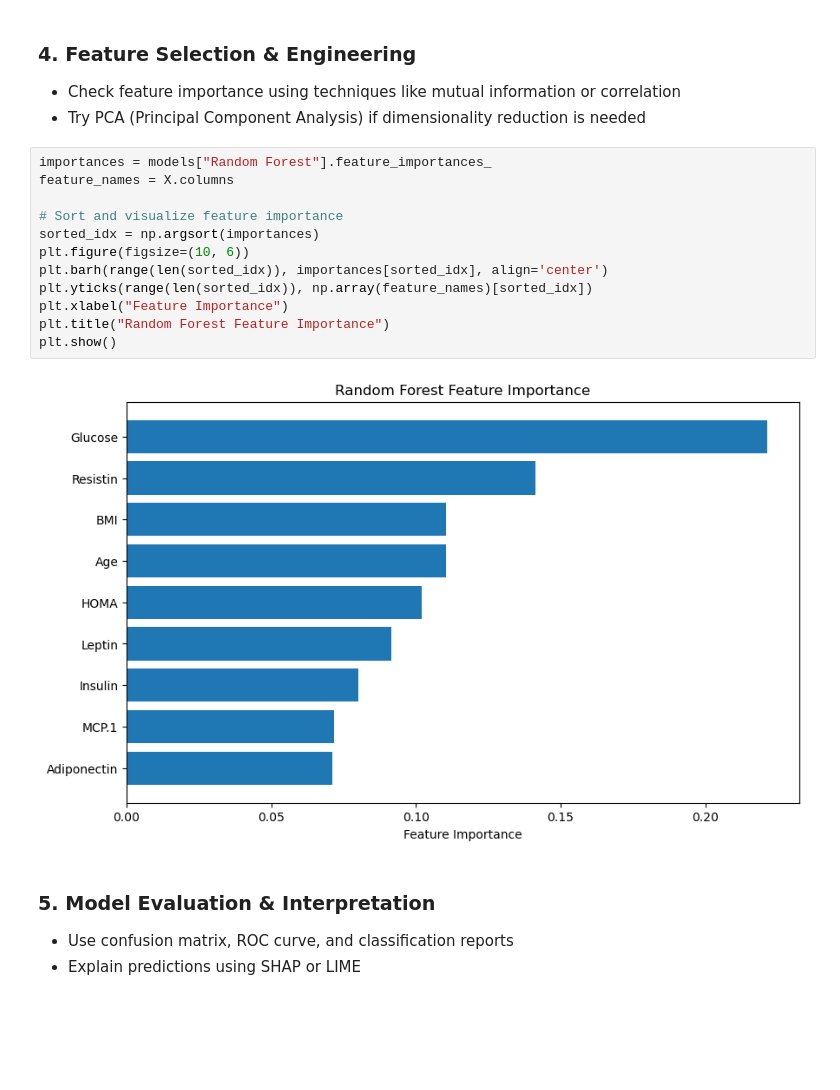
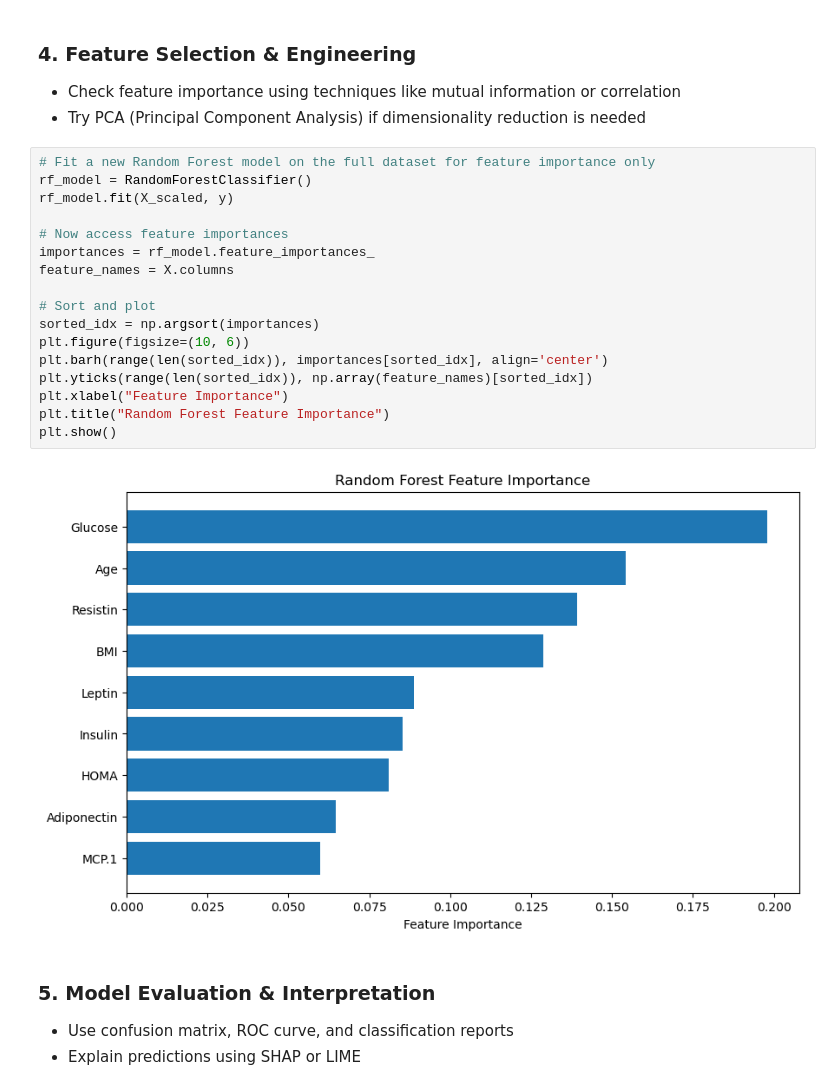
Before and after one commit to Thaisen69/AppliedMachineLearning, a Jupyter notebook: main.ipynb, the cells around one changed output. Drawn from its saved outputs; the diff is of its cells as text; blank space fills up the shorter version.

```diff
--- a/main.ipynb
+++ b/main.ipynb
@@ -128,19 +125,24 @@ weighted avg       0.76      0.75      0.75        24
 - Check feature importance using techniques like mutual information or correlation
 - Try PCA (Principal Component Analysis) if dimensionality reduction is needed
 # %%
-importances = models["Random Forest"].feature_importances_
+# Fit a new Random Forest model on the full dataset for feature importance only
+rf_model = RandomForestClassifier()
+rf_model.fit(X_scaled, y)
+
+# Now access feature importances
+importances = rf_model.feature_importances_
 feature_names = X.columns
 
-# Sort and visualize feature importance
+# Sort and plot
 sorted_idx = np.argsort(importances)
 plt.figure(figsize=(10, 6))
 plt.barh(range(len(sorted_idx)), importances[sorted_idx], align='center')
 plt.yticks(range(len(sorted_idx)), np.array(feature_names)[sorted_idx])
 plt.xlabel("Feature Importance")
 plt.title("Random Forest Feature Importance")
 plt.show()
 # %% [output]
-[figure, old version]
+[figure, new version]
 # %% [markdown]
 ### **5. Model Evaluation & Interpretation**
 - Use confusion matrix, ROC curve, and classification reports
```
Also changed, not shown: parts of 4 cells of this notebook.
